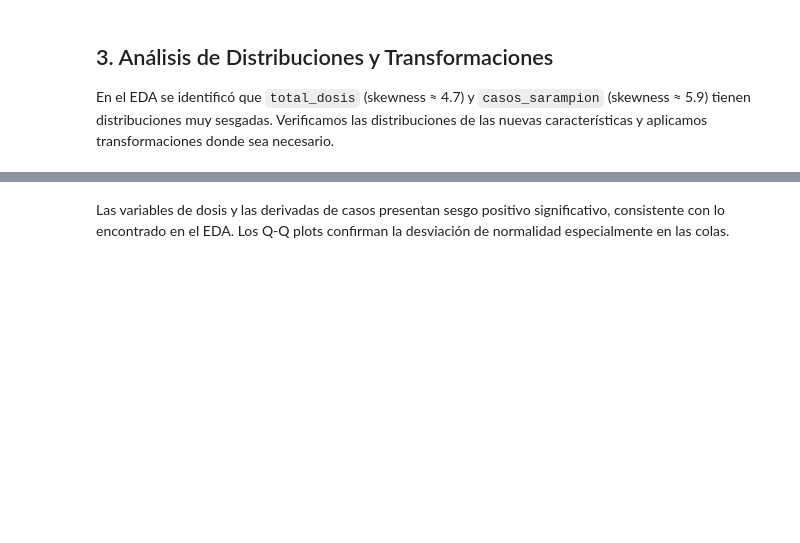
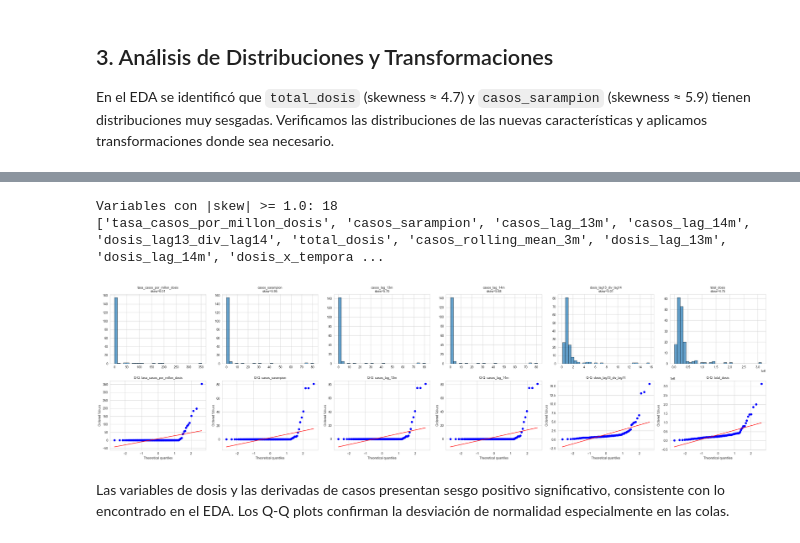
Before and after one commit to GeraP97/pi-equipo32, a Jupyter notebook: notebooks/Avance2.32.ipynb, the cells around one changed output, grey strips where cells are left out. Cells and saved outputs as stored; diff of their text form; code cells hidden in the pictures; blank space fills up the shorter version.

```diff
--- a/notebooks/Avance2.32.ipynb
+++ b/notebooks/Avance2.32.ipynb
@@ -128,18 +227,3 @@ En el EDA se identificó que `total_dosis` (skewness ≈ 4.7) y `casos_sarampion
 # %%
-# Variables principales a analizar
-vars_check = ['total_dosis', 'casos_sarampion', 'dosis_rolling_mean_3m',
-              'casos_rolling_mean_3m']
-
-print('ASIMETRÍA DE VARIABLES PRINCIPALES')
-for v in vars_check:
-    print(f'  {v:40s} skewness={df_fe[v].skew():.2f}')
-
-fig, axes = plt.subplots(2, len(vars_check), figsize=(20, 8))
-for i, var in enumerate(vars_check):
-    axes[0, i].hist(df_fe[var], bins=30, edgecolor='black', alpha=0.7)
-    axes[0, i].set_title(f'{var}\nskew={df_fe[var].skew():.2f}', fontsize=9)
-    stats.probplot(df_fe[var], dist='norm', plot=axes[1, i])
-    axes[1, i].set_title(f'Q-Q: {var}', fontsize=9)
-plt.tight_layout()
-plt.show()
+display(skew_vals.head(15))
 # %% [output]
@@ -152,3 +267,35 @@ ASIMETRÍA DE VARIABLES PRINCIPALES
+# %%
+SKEW_THRESHOLD = 1.0
+MAX_PLOTS = 6
+
+vars_skewed = skew_vals[abs(skew_vals) >= SKEW_THRESHOLD].index.tolist()
+print(f"\nVariables con |skew| >= {SKEW_THRESHOLD}: {len(vars_skewed)}")
+print(vars_skewed[:25])
+
+vars_plot = vars_skewed[:MAX_PLOTS]
+
+if len(vars_plot) > 0:
+    fig, axes = plt.subplots(2, len(vars_plot), figsize=(5 * len(vars_plot), 8))
+    if len(vars_plot) == 1:
+        axes = np.array([[axes[0]], [axes[1]]])
+
+    for i, var in enumerate(vars_plot):
+        series = df_fe[var].replace([np.inf, -np.inf], np.nan).dropna()
+
+        axes[0, i].hist(series, bins=30, edgecolor="black", alpha=0.7)
+        axes[0, i].set_title(f"{var}\nskew={series.skew():.2f}", fontsize=10)
+
+        stats.probplot(series, dist="norm", plot=axes[1, i])
+        axes[1, i].set_title(f"Q-Q: {var}", fontsize=10)
+
+    plt.tight_layout()
+    plt.show()
+else:
+    print("No hay variables con alta asimetría según el umbral.")
+# %% [output]
+Variables con |skew| >= 1.0: 18
+['tasa_casos_por_millon_dosis', 'casos_sarampion', 'casos_lag_13m', 'casos_lag_14m', 'dosis_lag13_div_lag14', 'total_dosis', 'casos_rolling_mean_3m', 'dosis_lag_13m', 'dosis_lag_14m', 'dosis_x_tempora ...
+[figure, added]
 # %% [markdown]
 Las variables de dosis y las derivadas de casos presentan sesgo positivo significativo, consistente con lo encontrado en el EDA. Los Q-Q plots confirman la desviación de normalidad especialmente en las colas.
 # %%
```
Also changed, not shown: parts of 34 cells of this notebook, 2 other files.
